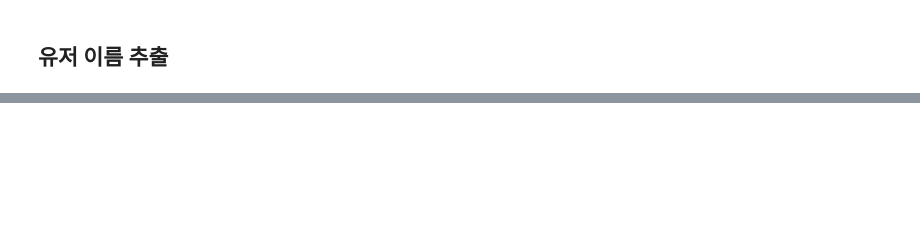
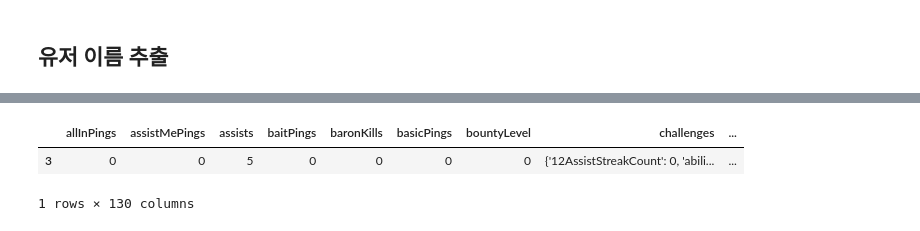
Before and after one commit to wan6570/FlyAI_Project, a Jupyter notebook: API/LeagueofLegends/matchdata_flex.ipynb, the cells around one changed output, grey strips where cells are left out. Cells and saved outputs as stored; diff of their text form; code cells hidden in the pictures; blank space fills up the shorter version.

```diff
--- a/API/LeagueofLegends/matchdata_flex.ipynb
+++ b/API/LeagueofLegends/matchdata_flex.ipynb
@@ -104,0 +112,7 @@ dict_usertier['IRON']
+# %%
+api_keys = []
+
+with open("APIKey.txt", "r") as file:
+    api_keys = [line.strip() for line in file]
+
+print(api_keys)
@@ -173,0 +177,7 @@ len(b)
+# %%
+import time
+df_matches=pd.DataFrame()
+for i in usernames:
+    df_matches=pd.concat([df_matches,getAPI(i)])
+    df_matches.to_csv('flexdata.csv',index=False)
+    time.sleep(120)
@@ -173,0 +202,28 @@ len(b)
+# %%
+id = parse.quote(username) # 아이디를 URL 인코딩
+
+url = 'https://kr.api.riotgames.com/lol/summoner/v4/summoners/by-name/' + id +'?api_key=' + apiKey #puuid값을 가져오기 위한 주소
+r = requests.get(url)
+r = r.json()
+
+puuid = r['puuid'] # puuid값을 가져옴
+N=1
+n = str(N)
+rankUrl = 'https://asia.api.riotgames.com/lol/match/v5/matches/by-puuid/' + puuid + '/ids?queue=440&start=0&count='+n+'&api_key='+ apiKey
+r = requests.get(rankUrl)
+r = r.json()
+
+rankId = r
+
+df_final=pd.DataFrame()
+for i in rankId:
+    url = 'https://asia.api.riotgames.com/lol/match/v5/matches/' + i + '?api_key=' + apiKey
+    r = requests.get(url)
+    r = r.json()
+    info = r['info']  # 전체 데이터에서 info를 추출
+    part = info['participants'] # info 데이터에서 유저들의 정보 추출
+    df= pd.DataFrame(part)
+    url_timeline = f'https://asia.api.riotgames.com/lol/match/v5/matches/{i}/timeline?api_key={apiKey}'
+    r_timeline=requests.get(url_timeline)
+    r_timeline=r_timeline.json()
+    # df_final=pd.concat([df_final,preprocessing(df,r_timeline)])
@@ -173,0 +262,7 @@ len(b)
+# %%
+df1=df[df['puuid']==puuid]
+df1
+# %% [output]
+|  | allInPings | assistMePings | assists | baitPings | baronKills | basicPings | bountyLevel | challenges | ... |
+| 3 | 0 | 0 | 5 | 0 | 0 | 0 | 0 | {'12AssistStreakCount': 0, 'abili... | ... |
+1 rows × 130 columns
```
Also changed, not shown: parts of 30 cells of this notebook, 8 other files.
